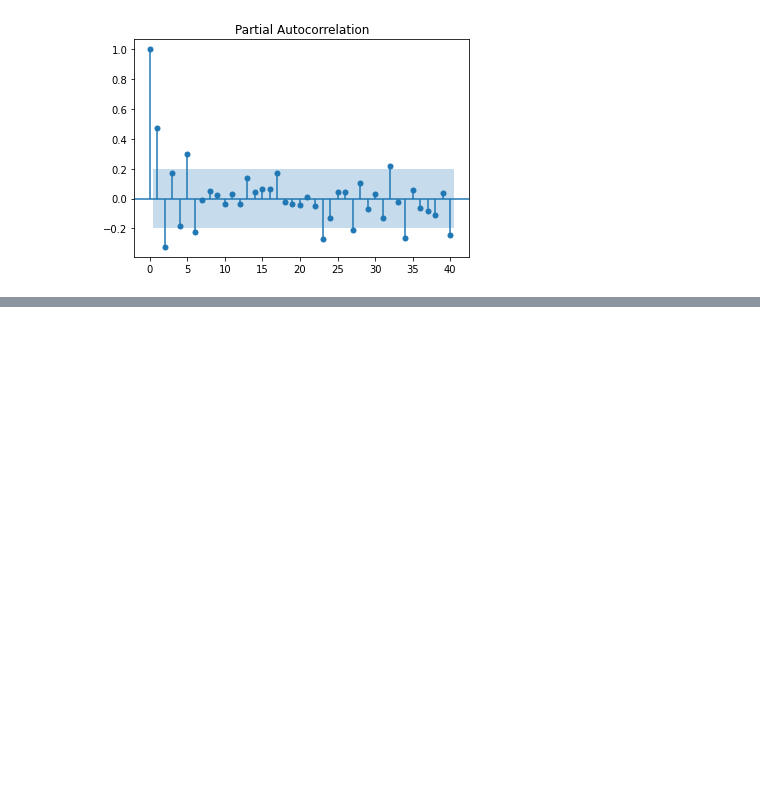
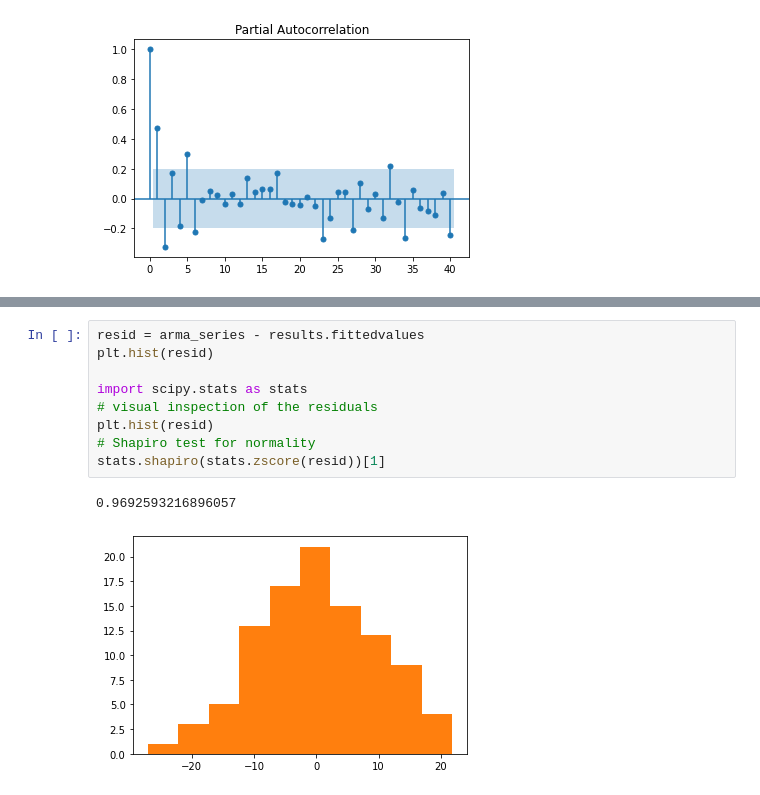
Before and after one commit to alexandrugris/collabs, a Jupyter notebook: timeseries.ipynb, the cells around one changed output, grey strips where cells are left out. Drawn from its saved outputs; the diff is of its cells as text; blank space fills up the shorter version.

```diff
--- a/timeseries.ipynb
+++ b/timeseries.ipynb
@@ -176,0 +222,12 @@ plt.show()
+# %%
+resid = arma_series - results.fittedvalues
+plt.hist(resid)
+
+import scipy.stats as stats
+# visual inspection of the residuals
+plt.hist(resid)
+# Shapiro test for normality
+stats.shapiro(stats.zscore(resid))[1]
+# %% [output]
+0.9692593216896057
+[figure, added]
```
Also changed, not shown: parts of 2 cells of this notebook.
